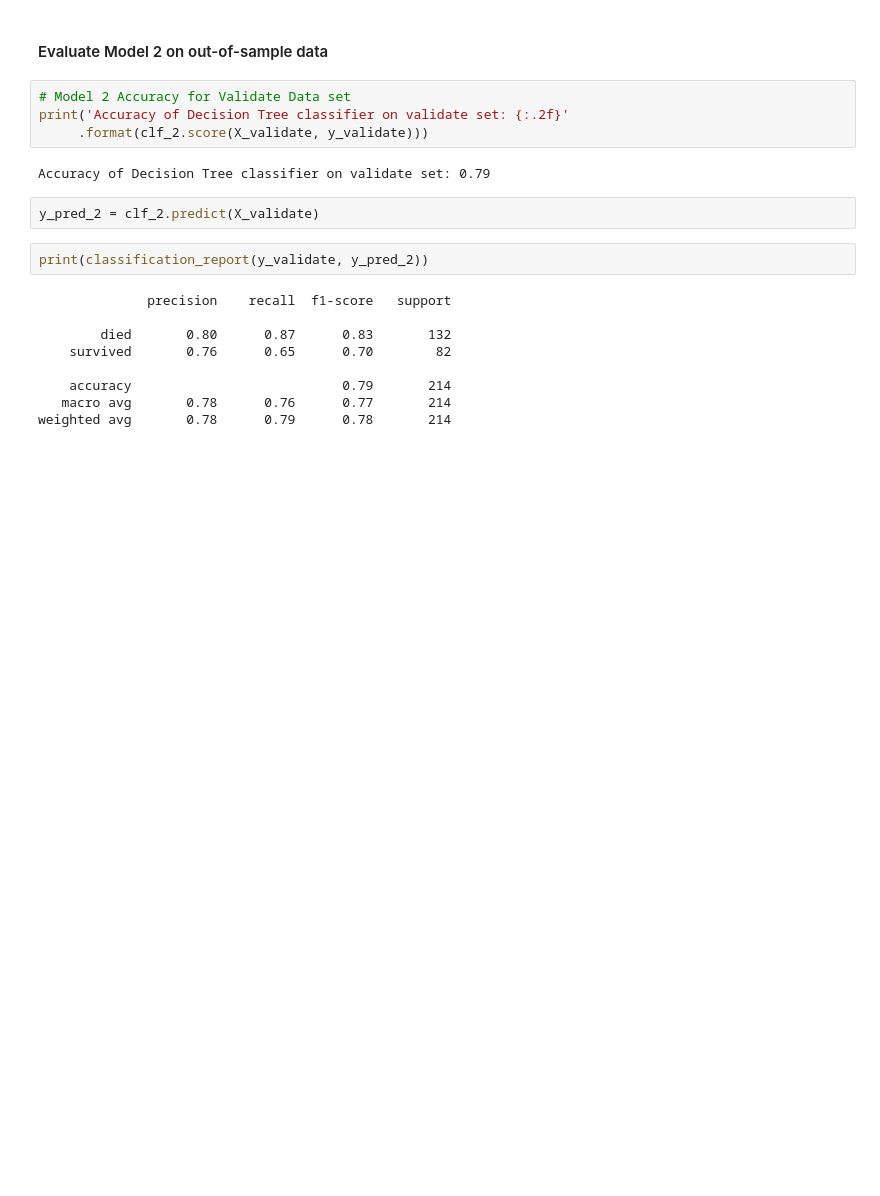
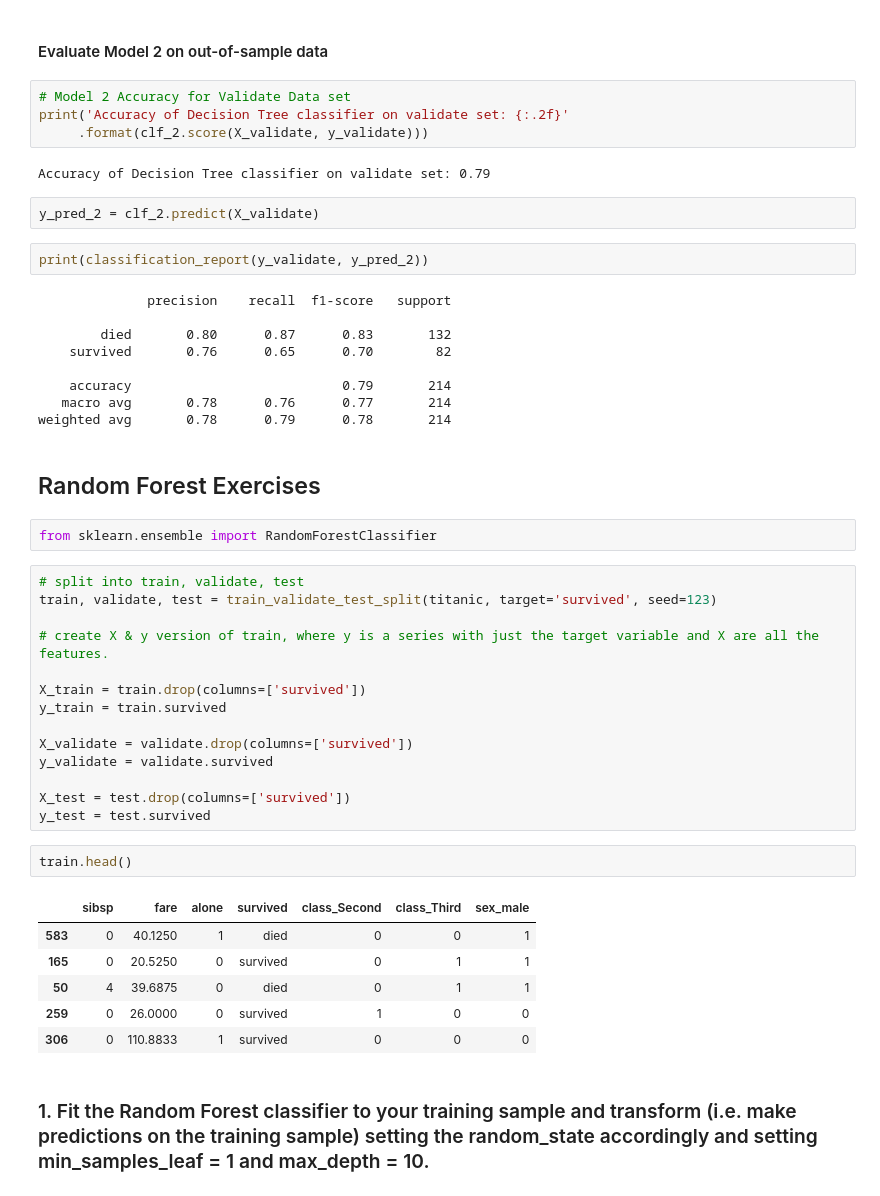
Before and after one commit to justin-m-sullivan/classification-exercises, a Jupyter notebook: model.ipynb, the cells around one changed output. Cells and saved outputs as stored; diff of their text form; blank space fills up the shorter version.

Commit message:
starting random forest exercises

```diff
--- a/model.ipynb
+++ b/model.ipynb
@@ -409,3 +412,32 @@ print(classification_report(y_validate, y_pred_2))
     accuracy                           0.79       214
    macro avg       0.78      0.76      0.77       214
 weighted avg       0.78      0.79      0.78       214
+# %% [markdown]
+## Random Forest Exercises
+# %%
+from sklearn.ensemble import RandomForestClassifier
+# %%
+# split into train, validate, test
+train, validate, test = train_validate_test_split(titanic, target='survived', seed=123)
+
+# create X & y version of train, where y is a series with just the target variable and X are all the features.
+
+X_train = train.drop(columns=['survived'])
+y_train = train.survived
+
+X_validate = validate.drop(columns=['survived'])
+y_validate = validate.survived
+
+X_test = test.drop(columns=['survived'])
+y_test = test.survived
+# %%
+train.head()
+# %% [output]
+|  | sibsp | fare | alone | survived | class_Second | class_Third | sex_male |
+| 583 | 0 | 40.1250 | 1 | died | 0 | 0 | 1 |
+| 165 | 0 | 20.5250 | 0 | survived | 0 | 1 | 1 |
+| 50 | 4 | 39.6875 | 0 | died | 0 | 1 | 1 |
+| 259 | 0 | 26.0000 | 0 | survived | 1 | 0 | 0 |
+| 306 | 0 | 110.8833 | 1 | survived | 0 | 0 | 0 |
+# %% [markdown]
+### 1. Fit the Random Forest classifier to your training sample and transform (i.e. make predictions on the training sample) setting the random_state accordingly and setting min_samples_leaf = 1 and max_depth = 10.
```
Also changed, not shown: parts of 28 cells of this notebook.
